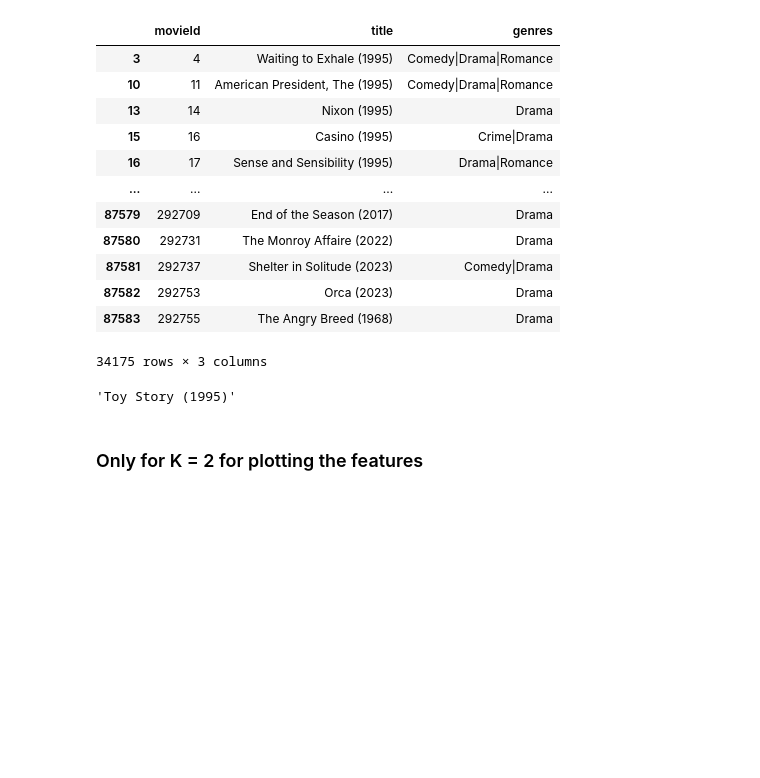
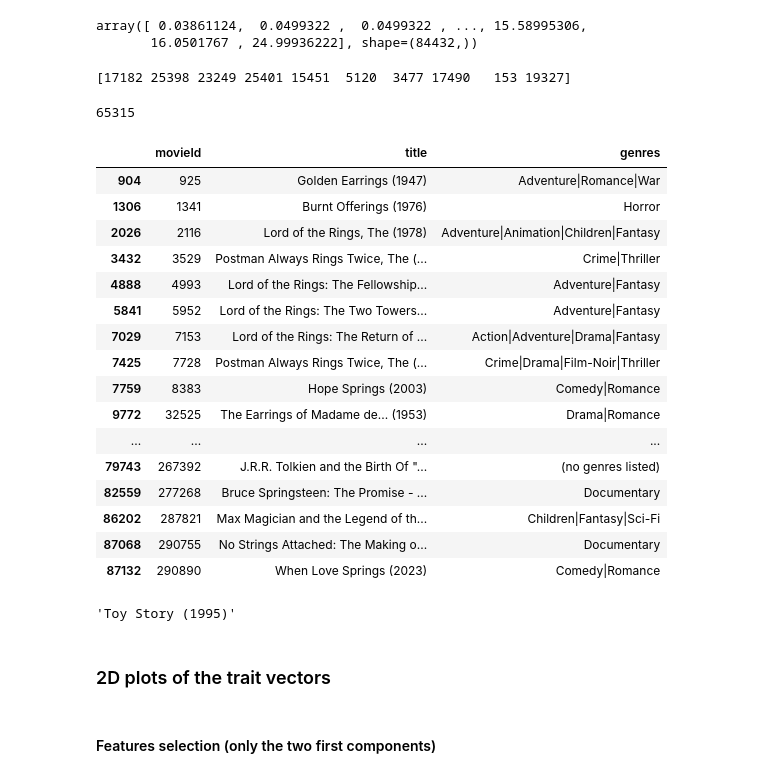
Before and after one commit to AndrianinaBA/ml_at_scale, a Jupyter notebook: main.ipynb, the cells around one changed output. Cells and saved outputs as stored; diff of their text form; code cells hidden in the pictures; blank space fills up the shorter version.

```diff
--- a/main.ipynb
+++ b/main.ipynb
@@ -464,25 +467,46 @@ Tracey Fragments, The (2007)             Drama
+# %%
+res = np.sort(np.sum(np.square(me), axis=1))
+res
+# %% [output]
+array([ 0.03861124,  0.0499322 ,  0.0499322 , ..., 15.58995306,
+       16.0501767 , 24.99936222], shape=(84432,))
+# %%
+sorted_norm_index = np.argsort(np.sum(np.square(me), axis=1))
+print(sorted_norm_index[-10:])
+# %% [output]
+[17182 25398 23249 25401 15451  5120  3477 17490   153 19327]
+# %%
+idx_to_movie[35277]
+# %% [output]
+65315
 # %%
-movie_name_df[movie_name_df['genres'].str.contains('drama', case=False, na=False)]
+movie_name_df[movie_name_df['title'].str.contains('rings', case=False, na=False)]
 # %% [output]
 |  | movieId | title | genres |
-| 3 | 4 | Waiting to Exhale (1995) | Comedy|Drama|Romance |
-| 10 | 11 | American President, The (1995) | Comedy|Drama|Romance |
-| 13 | 14 | Nixon (1995) | Drama |
-| 15 | 16 | Casino (1995) | Crime|Drama |
-| 16 | 17 | Sense and Sensibility (1995) | Drama|Romance |
+| 904 | 925 | Golden Earrings (1947) | Adventure|Romance|War |
+| 1306 | 1341 | Burnt Offerings (1976) | Horror |
+| 2026 | 2116 | Lord of the Rings, The (1978) | Adventure|Animation|Children|Fantasy |
+| 3432 | 3529 | Postman Always Rings Twice, The (... | Crime|Thriller |
+| 4888 | 4993 | Lord of the Rings: The Fellowship... | Adventure|Fantasy |
+| 5841 | 5952 | Lord of the Rings: The Two Towers... | Adventure|Fantasy |
+| 7029 | 7153 | Lord of the Rings: The Return of ... | Action|Adventure|Drama|Fantasy |
+| 7425 | 7728 | Postman Always Rings Twice, The (... | Crime|Drama|Film-Noir|Thriller |
+| 7759 | 8383 | Hope Springs (2003) | Comedy|Romance |
+| 9772 | 32525 | The Earrings of Madame de... (1953) | Drama|Romance |
 | ... | ... | ... | ... |
-| 87579 | 292709 | End of the Season (2017) | Drama |
-| 87580 | 292731 | The Monroy Affaire (2022) | Drama |
-| 87581 | 292737 | Shelter in Solitude (2023) | Comedy|Drama |
-| 87582 | 292753 | Orca (2023) | Drama |
-| 87583 | 292755 | The Angry Breed (1968) | Drama |
+| 79743 | 267392 | J.R.R. Tolkien and the Birth Of "... | (no genres listed) |
+| 82559 | 277268 | Bruce Springsteen: The Promise - ... | Documentary |
+| 86202 | 287821 | Max Magician and the Legend of th... | Children|Fantasy|Sci-Fi |
+| 87068 | 290755 | No Strings Attached: The Making o... | Documentary |
+| 87132 | 290890 | When Love Springs (2023) | Comedy|Romance |
-34175 rows × 3 columns
 # %%
 movie_name_df["title"][0]
 # %% [output]
 'Toy Story (1995)'
 # %% [markdown]
-### Only for K = 2 for plotting the features
+### 2D plots of the trait vectors
+# %% [markdown]
+#### Features selection (only the two first components)
 # %%
 genres = list(genres_to_idx.keys())
 
```
Also changed, not shown: parts of 24 cells of this notebook, 3 other files.
